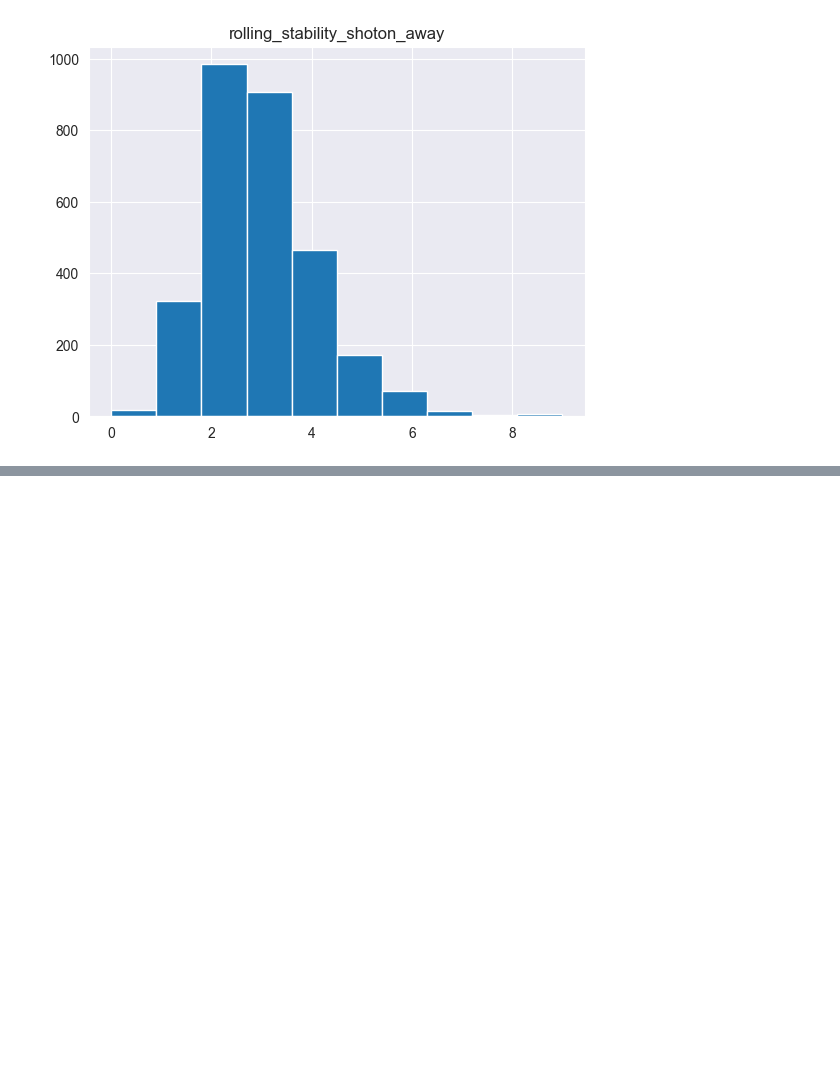
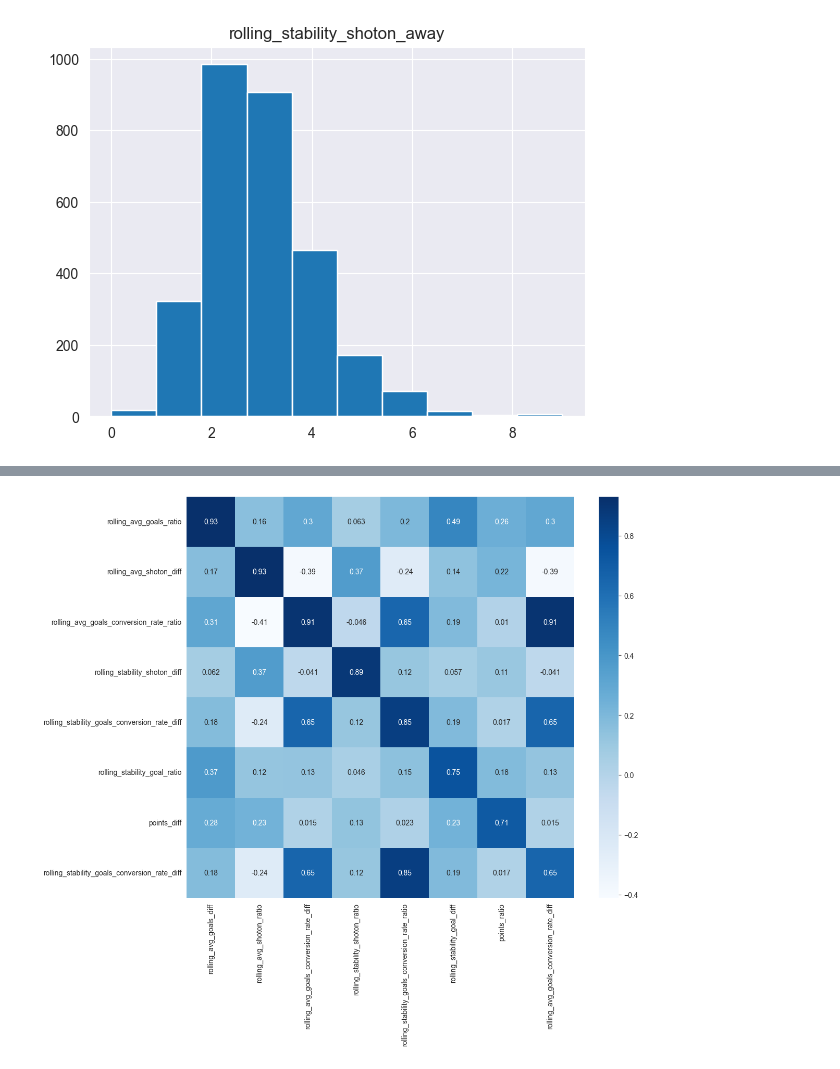
Before and after one commit to kamil0920/football_result_prediction-v2, a Jupyter notebook: src/eda/eda.ipynb, the cells around one changed output, grey strips where cells are left out. Cells and saved outputs as stored; diff of their text form; code cells hidden in the pictures; blank space fills up the shorter version.

```diff
--- a/src/eda/eda.ipynb
+++ b/src/eda/eda.ipynb
@@ -106,0 +122,16 @@ plt.show()
+# %%
+corr = df_matches[numeric_feats].corr(method="kendall")
+
+corr_pairs = corr.unstack().reset_index()
+corr_pairs.columns = ["Feature 1", "Feature 2", "Correlation"]
+
+corr_pairs = corr_pairs[corr_pairs["Feature 1"] != corr_pairs["Feature 2"]]
+
+corr_pairs["abs_corr"] = np.abs(corr_pairs["Correlation"])
+corr_pairs = corr_pairs.sort_values(by="abs_corr", ascending=False).drop(columns=["abs_corr"])
+
+corr_pairs["sorted_pair"] = corr_pairs.apply(lambda x: tuple(sorted([x["Feature 1"], x["Feature 2"]])), axis=1)
+corr_pairs = corr_pairs.drop_duplicates(subset=["sorted_pair"]).drop(columns=["sorted_pair"])
+
+significant_corr_pairs = corr_pairs[np.abs(corr_pairs["Correlation"]) > 0.65]
+significant_corr_pairs
@@ -106,0 +148,6 @@ plt.show()
+# %%
+plt.figure(figsize=(12, 10))
+sns.heatmap(corr.loc[significant_corr_pairs["Feature 1"], significant_corr_pairs["Feature 2"]], cmap="Blues", annot=True)
+plt.show()
+# %% [output]
+[figure, added]
```
Also changed, not shown: parts of 2 cells of this notebook, 1 other file.
